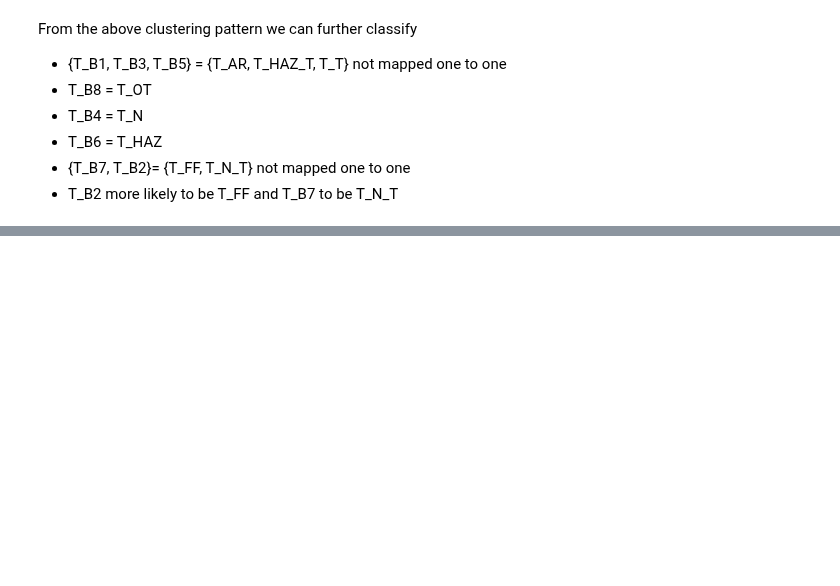
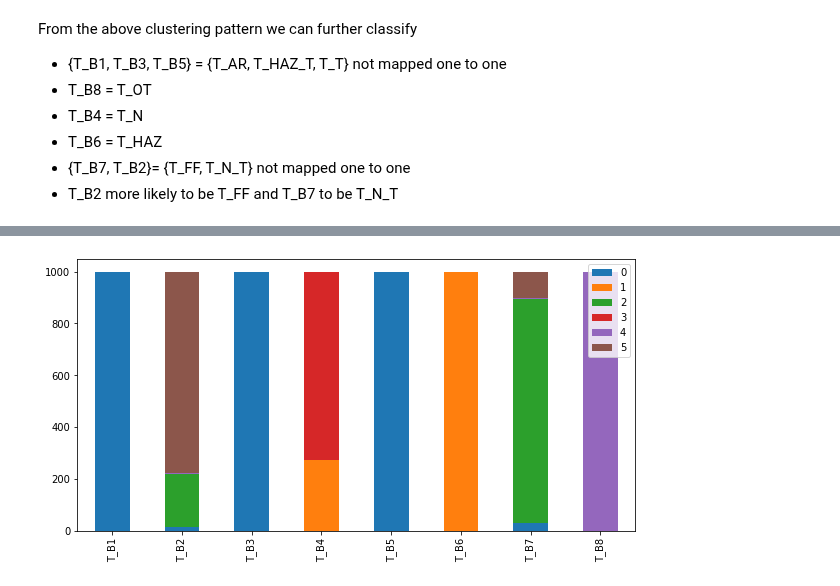
Before and after one commit to Marie-anneMawhin/Oct20_EPRI, a Jupyter notebook: Task1/NB/NB_modeling/metrics_kmeans_simulated.ipynb, the cells around one changed output, grey strips where cells are left out. Saved outputs shown, nothing was run; the diff lists cells and outputs as text; code cells hidden in the pictures; blank space fills up the shorter version.

```diff
--- a/Task1/NB/NB_modeling/metrics_kmeans_simulated.ipynb
+++ b/Task1/NB/NB_modeling/metrics_kmeans_simulated.ipynb
@@ -1043,0 +1061,17 @@ From the above clustering pattern we can  further classify
+# %%
+def bar_chart_unknown(feature):
+    sample_1=labeled_df_tube[labeled_df_tube['sample']=='T_B1'][feature].value_counts()
+    sample_2=labeled_df_tube[labeled_df_tube['sample']=='T_B2'][feature].value_counts()
+    sample_3=labeled_df_tube[labeled_df_tube['sample']=='T_B3'][feature].value_counts()
+    sample_4=labeled_df_tube[labeled_df_tube['sample']=='T_B4'][feature].value_counts()
+    sample_5=labeled_df_tube[labeled_df_tube['sample']=='T_B5'][feature].value_counts()
+    sample_6=labeled_df_tube[labeled_df_tube['sample']=='T_B6'][feature].value_counts()
+    sample_7=labeled_df_tube[labeled_df_tube['sample']=='T_B7'][feature].value_counts()
+    sample_8=labeled_df_tube[labeled_df_tube['sample']=='T_B8'][feature].value_counts()
+    df=pd.DataFrame([sample_1,sample_2,sample_3,sample_4,sample_5,sample_6,sample_7,sample_8])
+    df.index=['T_B1','T_B2','T_B3','T_B4','T_B5','T_B6','T_B7','T_B8']
+    df.plot(kind='bar',stacked=True,figsize=(10,5))
+# %%
+bar_chart_unknown('labels')
+# %% [output]
+[figure, added]
```
Also changed, not shown: parts of 2 cells of this notebook.
